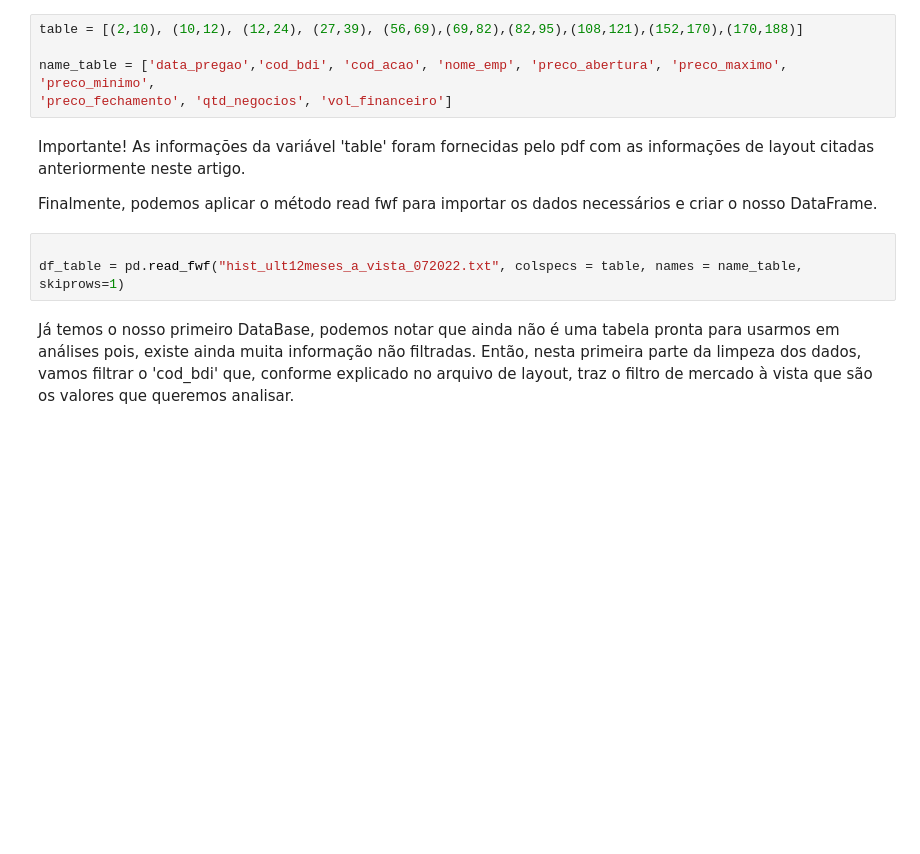
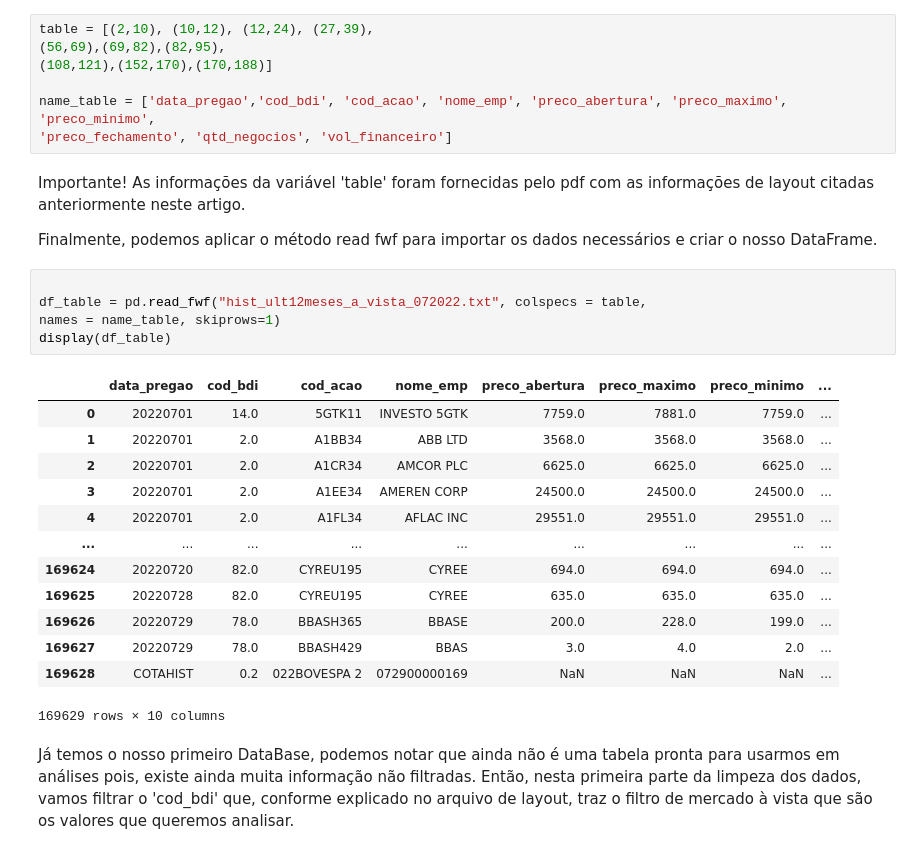
Before and after one commit to felipediogo0/Data_Science_Study, a Jupyter notebook: Bovespa_2021_ETL.ipynb, the cells around one changed output. Saved outputs shown, nothing was run; the diff lists cells and outputs as text; blank space fills up the shorter version.

```diff
--- a/Bovespa_2021_ETL.ipynb
+++ b/Bovespa_2021_ETL.ipynb
@@ -28,7 +28,9 @@ Para este artigo, utilizaremos:
 Também, no caso das ações da Bovespa e para o nosso estudo, precisamos entender que os dados relevantes serão as negociações por lote padrão. Entretanto, poderíamos por exemplo, buscar também as negociações no mercado fracionário afim de estudar correlações entre os mercados. Por fim, entendemos que o arquivo da Bovespa trata-se de um arquivo de dados em formato de largura fixa então, neste artigo iremos uilizar a função read.fwf para importar os dados que vamos utilizar.
 Para começar, vamos criar duas listas, uma contendo os valores da largura do texto do nosso DataSet e outra com os nomes das variáveis que deverão receber esses valores.
 # %%
-table = [(2,10), (10,12), (12,24), (27,39), (56,69),(69,82),(82,95),(108,121),(152,170),(170,188)]
+table = [(2,10), (10,12), (12,24), (27,39),
+(56,69),(69,82),(82,95),
+(108,121),(152,170),(170,188)]
 
 name_table = ['data_pregao','cod_bdi', 'cod_acao', 'nome_emp', 'preco_abertura', 'preco_maximo', 'preco_minimo',
 'preco_fechamento', 'qtd_negocios', 'vol_financeiro']
@@ -38,7 +40,23 @@ Importante! As informações da variável 'table' foram fornecidas pelo pdf com
 Finalmente, podemos aplicar o método read fwf para importar os dados necessários e criar o nosso DataFrame.
 # %%
 
-df_table = pd.read_fwf("hist_ult12meses_a_vista_072022.txt", colspecs = table, names = name_table, skiprows=1)
+df_table = pd.read_fwf("hist_ult12meses_a_vista_072022.txt", colspecs = table,
+names = name_table, skiprows=1)
+display(df_table)
+# %% [output]
+|  | data_pregao | cod_bdi | cod_acao | nome_emp | preco_abertura | preco_maximo | preco_minimo | ... |
+| 0 | 20220701 | 14.0 | 5GTK11 | INVESTO 5GTK | 7759.0 | 7881.0 | 7759.0 | ... |
+| 1 | 20220701 | 2.0 | A1BB34 | ABB LTD | 3568.0 | 3568.0 | 3568.0 | ... |
+| 2 | 20220701 | 2.0 | A1CR34 | AMCOR PLC | 6625.0 | 6625.0 | 6625.0 | ... |
+| 3 | 20220701 | 2.0 | A1EE34 | AMEREN CORP | 24500.0 | 24500.0 | 24500.0 | ... |
+| 4 | 20220701 | 2.0 | A1FL34 | AFLAC INC | 29551.0 | 29551.0 | 29551.0 | ... |
+| ... | ... | ... | ... | ... | ... | ... | ... | ... |
+| 169624 | 20220720 | 82.0 | CYREU195 | CYREE | 694.0 | 694.0 | 694.0 | ... |
+| 169625 | 20220728 | 82.0 | CYREU195 | CYREE | 635.0 | 635.0 | 635.0 | ... |
+| 169626 | 20220729 | 78.0 | BBASH365 | BBASE | 200.0 | 228.0 | 199.0 | ... |
+| 169627 | 20220729 | 78.0 | BBASH429 | BBAS | 3.0 | 4.0 | 2.0 | ... |
+| 169628 | COTAHIST | 0.2 | 022BOVESPA 2 | 072900000169 | NaN | NaN | NaN | ... |
+169629 rows × 10 columns
 # %% [markdown]
 Já temos o nosso primeiro DataBase, podemos notar que ainda não é uma tabela pronta para usarmos em análises pois, existe ainda muita informação não filtradas. Então, nesta primeira parte da limpeza dos dados, vamos filtrar o 'cod_bdi' que, conforme explicado no arquivo de layout, traz o filtro de mercado à vista que são os valores que queremos analisar.
 # %%
```
Also changed, not shown: parts of 5 cells of this notebook, 1 other file.
